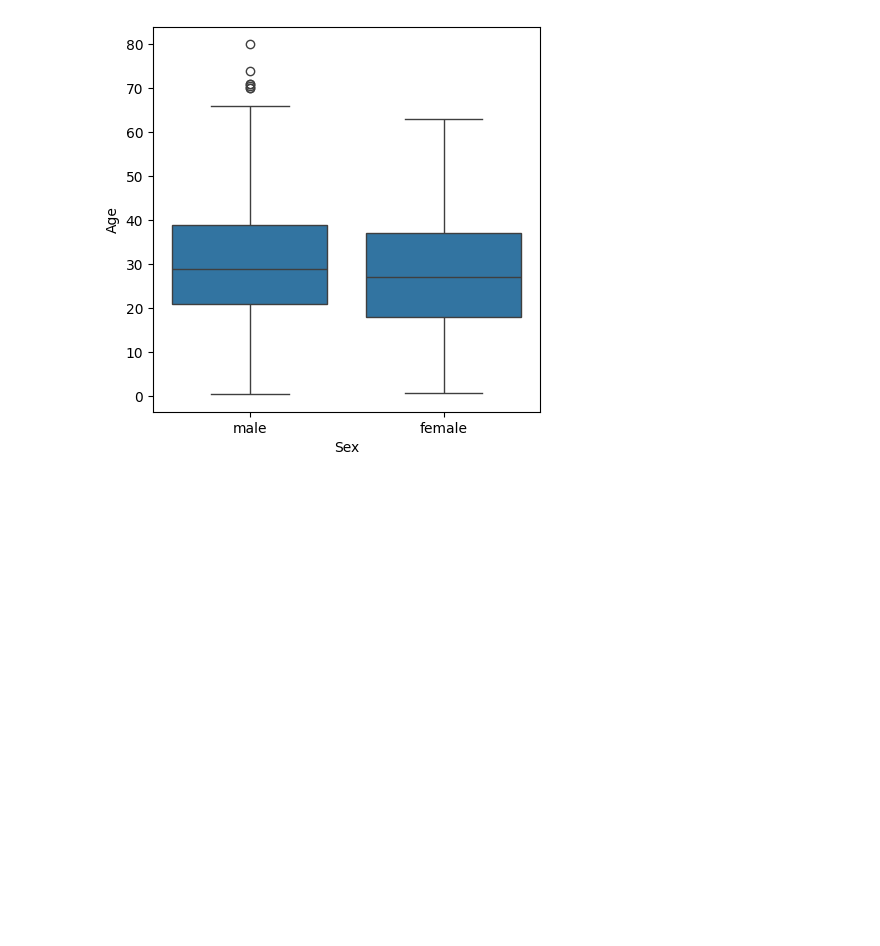
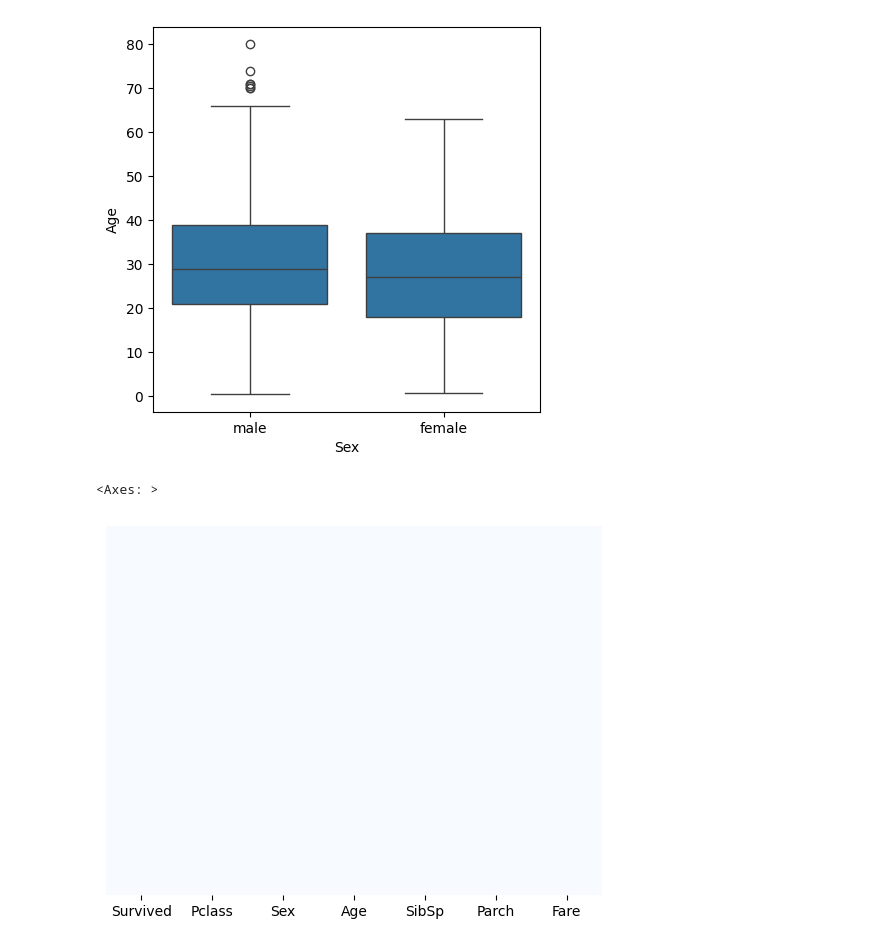
Before and after one commit to lahirumenik/ML---learning, a Jupyter notebook: titanic-survival/titanic_survival.ipynb, the cells around one changed output. Drawn from its saved outputs; the diff is of its cells as text; code cells hidden in the pictures; blank space fills up the shorter version.

Commit message:
fill missing age using feature engineering

```diff
--- a/titanic-survival/titanic_survival.ipynb
+++ b/titanic-survival/titanic_survival.ipynb
@@ -115,3 +115,22 @@ sns.boxplot(x = 'Sex', y = 'Age', data = titanic_df)
 # %% [output]
 <Axes: xlabel='Sex', ylabel='Age'>
 [figure]
+# %%
+def Fill_Age(data):
+    age = data[0]
+    sex = data[1]
+
+    if pd.isnull(age):
+        if sex is 'male':
+            return 29
+        else:
+            return 25
+    else:
+        return age
+# %%
+titanic_df["Age"] = titanic_df[['Age', 'Sex']].apply(Fill_Age, axis=1)
+# %%
+sns.heatmap(titanic_df.isnull(), yticklabels = False, cbar = False, cmap="Blues")
+# %% [output]
+<Axes: >
+[figure, added]
```
Also changed, not shown: parts of 1 cell of this notebook.
